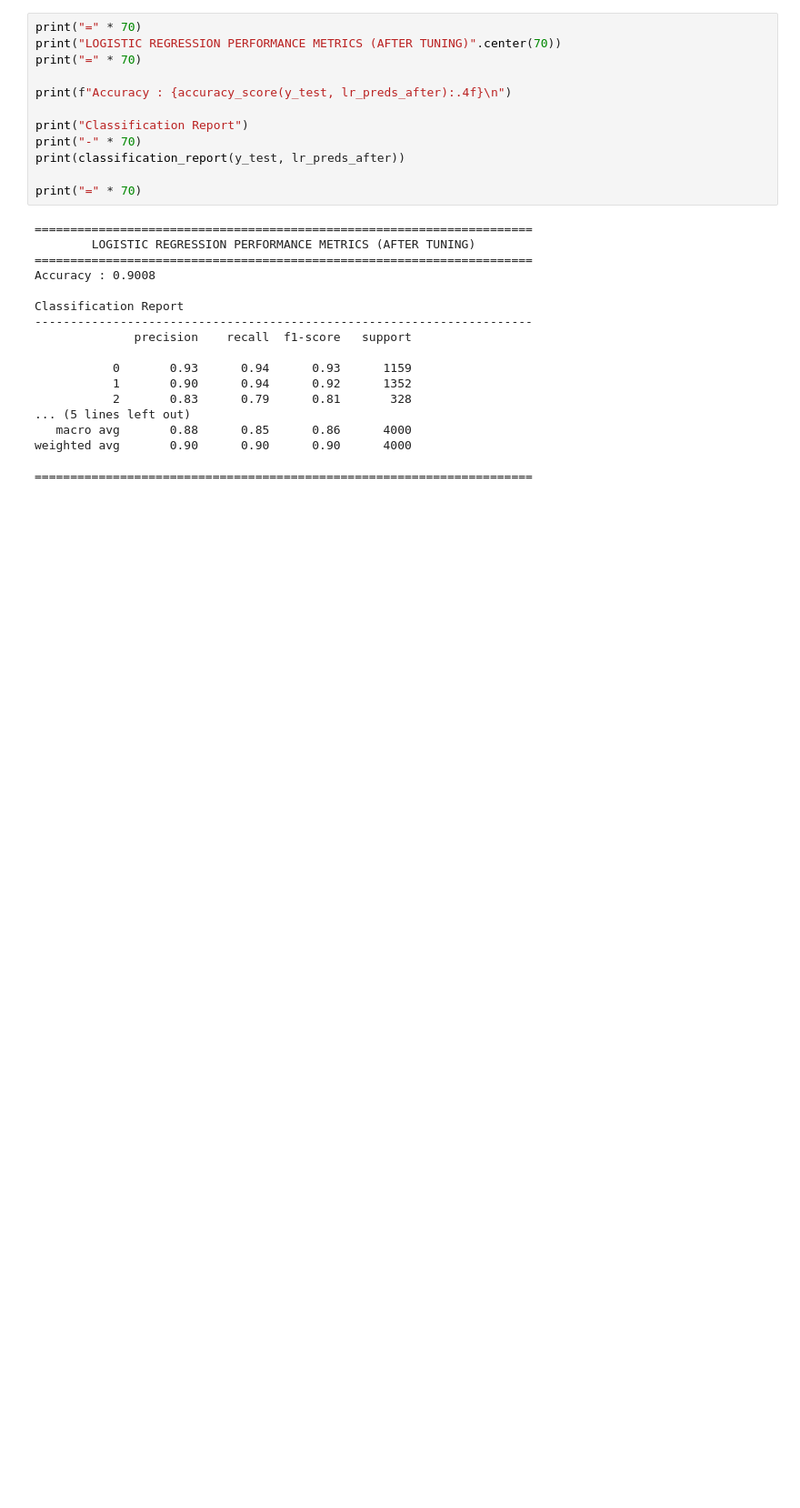
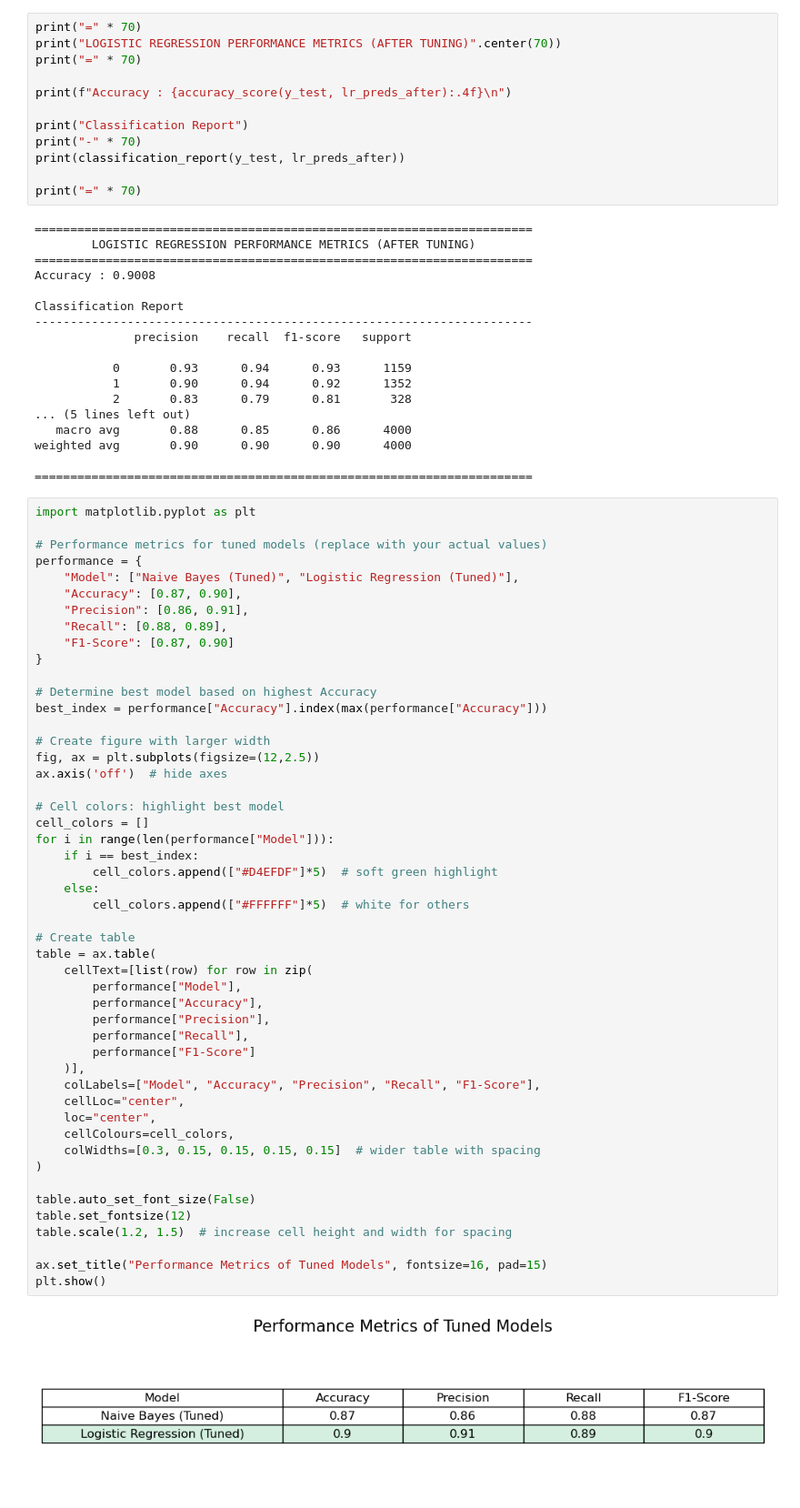
Before and after one commit to PranavSharma195/Emotion-Prediction, a Jupyter notebook: 23048577_Pranav_Sharma.ipynb, the cells around one changed output. Shown at 91% size. Drawn from its saved outputs; the diff is of its cells as text; blank space fills up the shorter version.

```diff
--- a/23048577_Pranav_Sharma.ipynb
+++ b/23048577_Pranav_Sharma.ipynb
@@ -1008,3 +1035,54 @@ Classification Report
 weighted avg       0.90      0.90      0.90      4000
 
 ======================================================================
+# %%
+import matplotlib.pyplot as plt
+
+# Performance metrics for tuned models (replace with your actual values)
+performance = {
+    "Model": ["Naive Bayes (Tuned)", "Logistic Regression (Tuned)"],
+    "Accuracy": [0.87, 0.90],
+    "Precision": [0.86, 0.91],
+    "Recall": [0.88, 0.89],
+    "F1-Score": [0.87, 0.90]
+}
+
+# Determine best model based on highest Accuracy
+best_index = performance["Accuracy"].index(max(performance["Accuracy"]))
+
+# Create figure with larger width
+fig, ax = plt.subplots(figsize=(12,2.5))
+ax.axis('off')  # hide axes
+
+# Cell colors: highlight best model
+cell_colors = []
+for i in range(len(performance["Model"])):
+    if i == best_index:
+        cell_colors.append(["#D4EFDF"]*5)  # soft green highlight
+    else:
+        cell_colors.append(["#FFFFFF"]*5)  # white for others
+
+# Create table
+table = ax.table(
+    cellText=[list(row) for row in zip(
+        performance["Model"],
+        performance["Accuracy"],
+        performance["Precision"],
+        performance["Recall"],
+        performance["F1-Score"]
+    )],
+    colLabels=["Model", "Accuracy", "Precision", "Recall", "F1-Score"],
+    cellLoc="center",
+    loc="center",
+    cellColours=cell_colors,
+    colWidths=[0.3, 0.15, 0.15, 0.15, 0.15]  # wider table with spacing
+)
+
+table.auto_set_font_size(False)
+table.set_fontsize(12)
+table.scale(1.2, 1.5)  # increase cell height and width for spacing
+
+ax.set_title("Performance Metrics of Tuned Models", fontsize=16, pad=15)
+plt.show()
+# %% [output]
+[figure, added]
```
Also changed, not shown: parts of 13 cells of this notebook.
